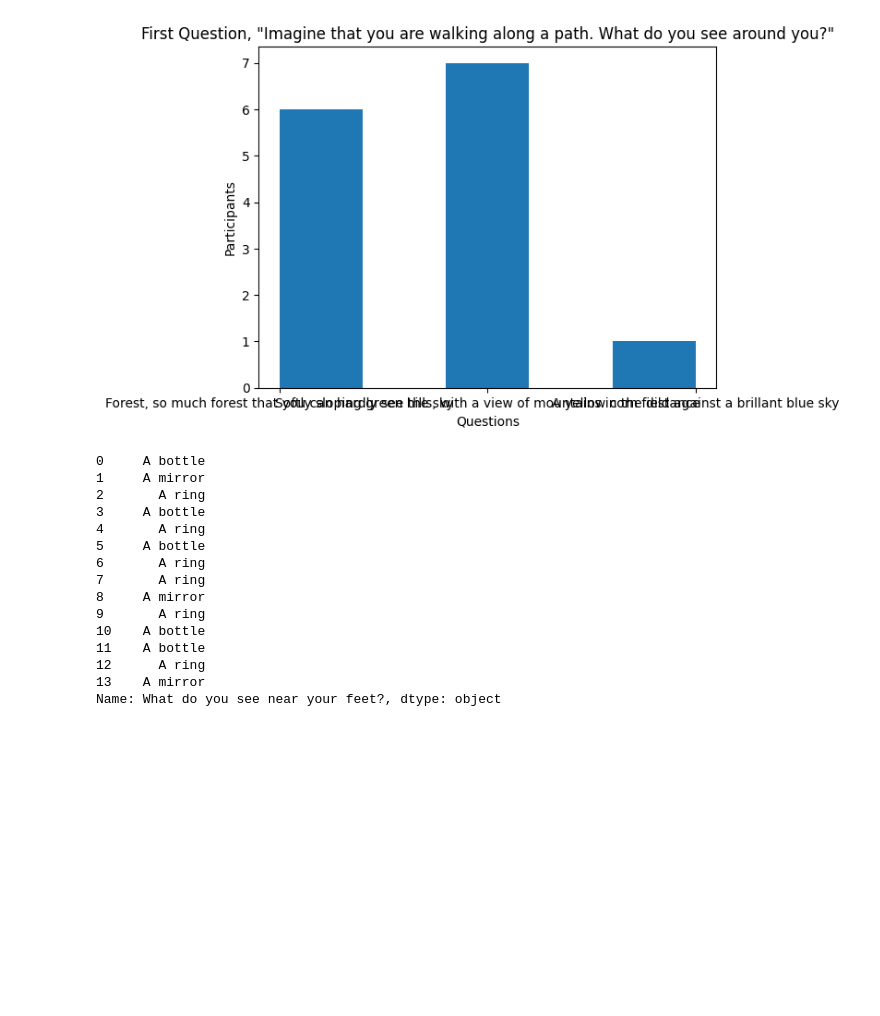
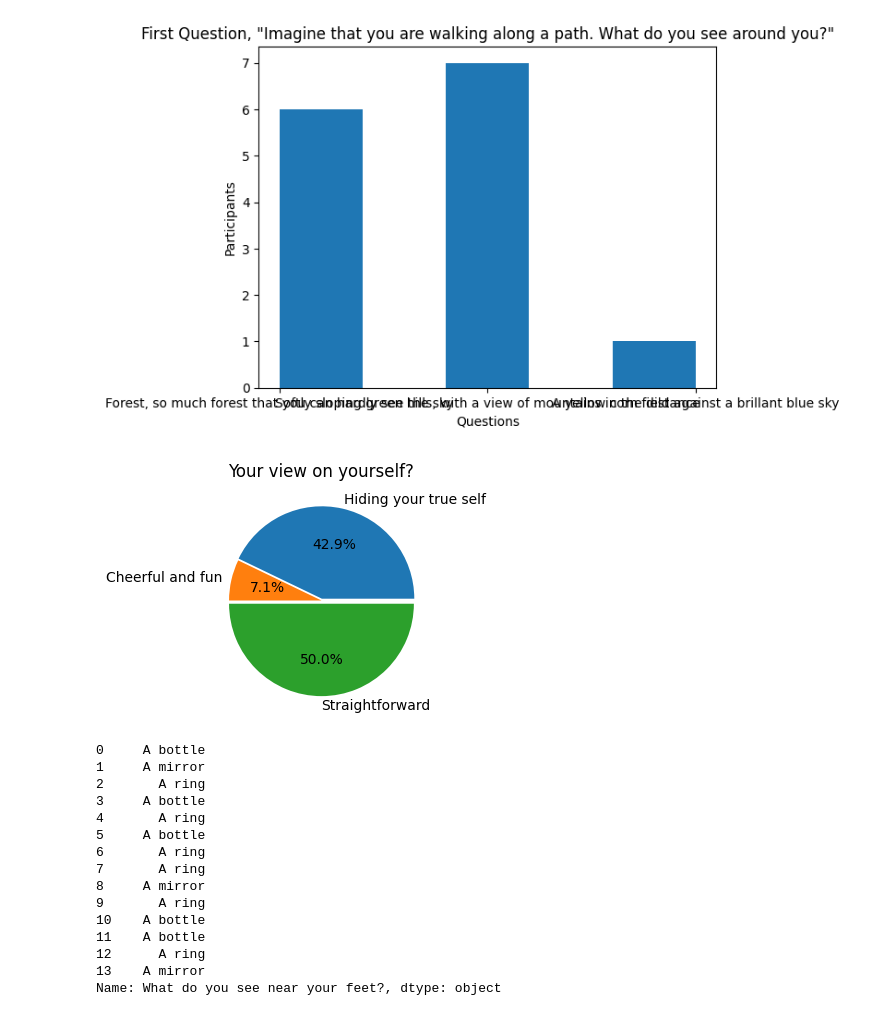
Before and after one commit to jyhun93/DataAmongUs_Yonghun_Jung, a Jupyter notebook: YongChart.ipynb, the cells around one changed output. Cells and saved outputs as stored; diff of their text form; code cells hidden in the pictures; blank space fills up the shorter version.

Commit message:
Modify Charts and information

```diff
--- a/YongChart.ipynb
+++ b/YongChart.ipynb
@@ -116,6 +103,20 @@ plt.title('First Question, "Imagine that you are walking along a path. What do y
 # %% [output]
 Text(0.5, 1.0, 'First Question, "Imagine that you are walking along a path. What do you see around you?"')
 [figure]
+# %%
+#Creat a pie graph to show percentages
+plt.figure(figsize=(3,3))
+
+labels = ["Hiding your true self", "Cheerful and fun", "Straightforward"]
+values = [6, 1, 7]
+explode = [0.02, 0, 0.035]
+
+plt.pie(values, labels=labels, autopct="%.1f%%", explode=explode)
+
+plt.title('Your view on yourself?')
+plt.show()
+# %% [output]
+[figure, added]
 # %%
 secondQ = psych["What do you see near your feet?"]
 # %%
```
Also changed, not shown: parts of 9 cells of this notebook.
